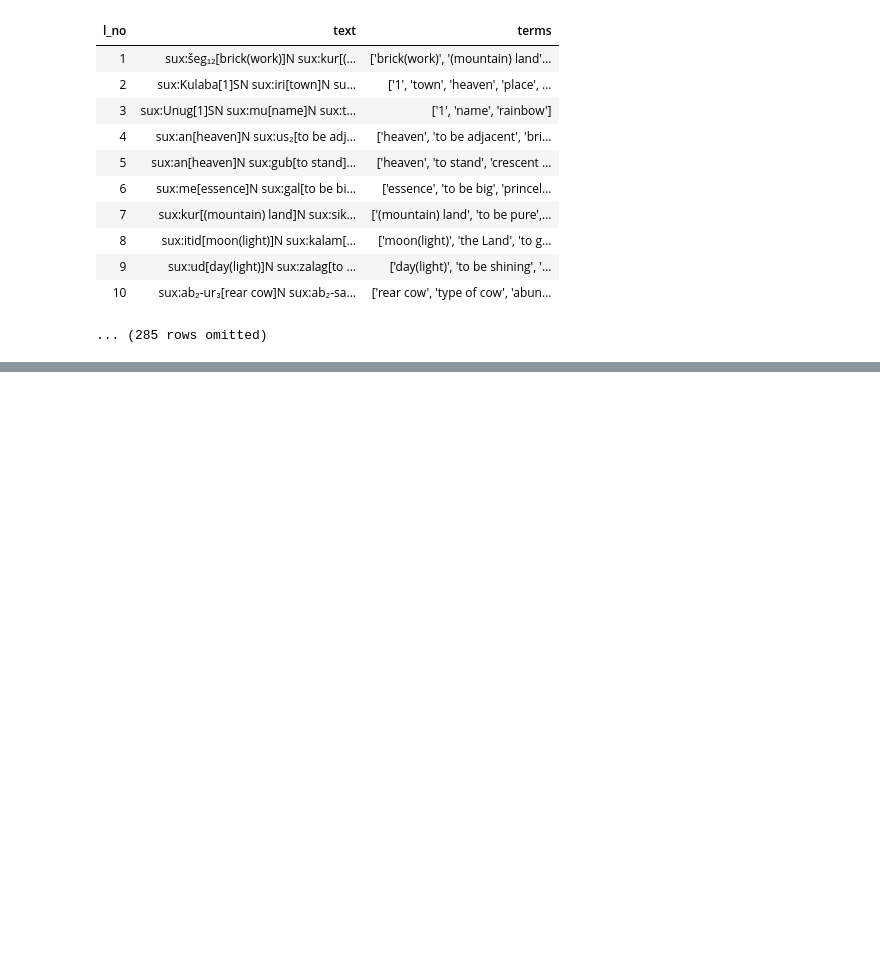
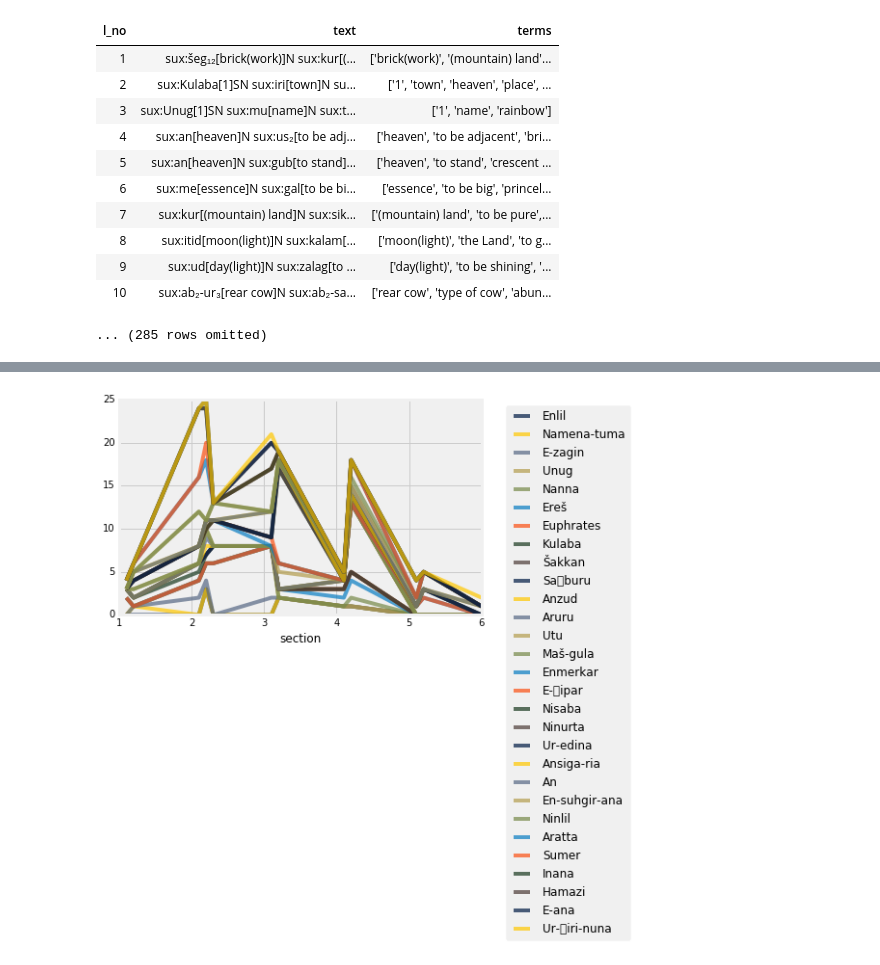
Before and after one commit to BIDS-projects/modules, a Jupyter notebook: digital-assyriology/Digital-Assyriology.ipynb, the cells around one changed output, grey strips where cells are left out. Saved outputs shown, nothing was run; the diff lists cells and outputs as text; code cells hidden in the pictures; blank space fills up the shorter version.

Commit message:
Added graphs and document term matrix of character arcs to Digital Assyriology notebook!

```diff
--- a/digital-assyriology/Digital-Assyriology.ipynb
+++ b/digital-assyriology/Digital-Assyriology.ipynb
@@ -114,0 +94,3 @@ Enmerkar_table.drop('text')
+# %%
+Enmerkar_terms = Enmerkar_terms.with_column('proper nouns',nouns)
+Enmerkar_terms.drop('text')
@@ -114,0 +208,4 @@ Enmerkar_table.drop('text')
+# %%
+Enmerkar_terms.append_column('section', Enmerkar_terms.apply(small_partition, 0))
+Enmerkar_graph = Enmerkar_terms.select([3, 4]).group('section', list)
+Enmerkar_graph
@@ -114,0 +225,6 @@ Enmerkar_table.drop('text')
+# %%
+def list_flattening(pn_list):
+    return [noun for nouns in pn_list for noun in nouns]
+
+Enmerkar_graph.append_column('proper nouns', Enmerkar_graph.apply(list_flattening, 1))
+Enmerkar_graph
@@ -114,0 +244,15 @@ Enmerkar_table.drop('text')
+# %%
+from collections import Counter
+proper_nouns_list = set(list_flattening(Enmerkar_graph.column('proper nouns')))
+
+rows = []
+for i in np.arange(0, Enmerkar_graph.num_rows):
+    counts = []
+    for noun in proper_nouns_list:
+        counts.append(Enmerkar_graph['proper nouns'][i].count(noun))
+    rows.append(list(np.array(counts).cumsum()))
+
+Enmerkar_plot = Table(proper_nouns_list).with_rows(rows)
+Enmerkar_plot.append_column('section', Enmerkar_graph.column('section'))
+Enmerkar_plot.move_to_start('section')
+Enmerkar_plot
@@ -114,0 +272,4 @@ Enmerkar_table.drop('text')
+# %%
+Enmerkar_plot.plot('section', overlay=True)
+# %% [output]
+[figure, added]
```
Also changed, not shown: parts of 12 cells of this notebook, 1 other file.
